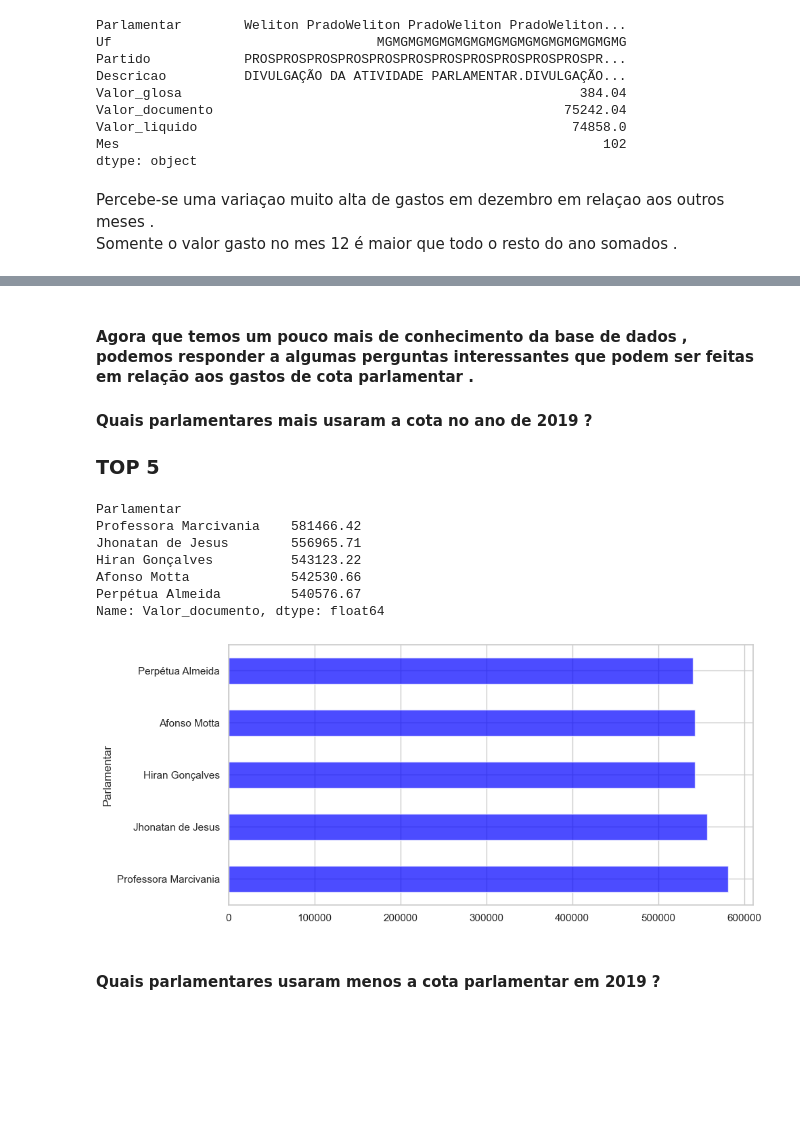
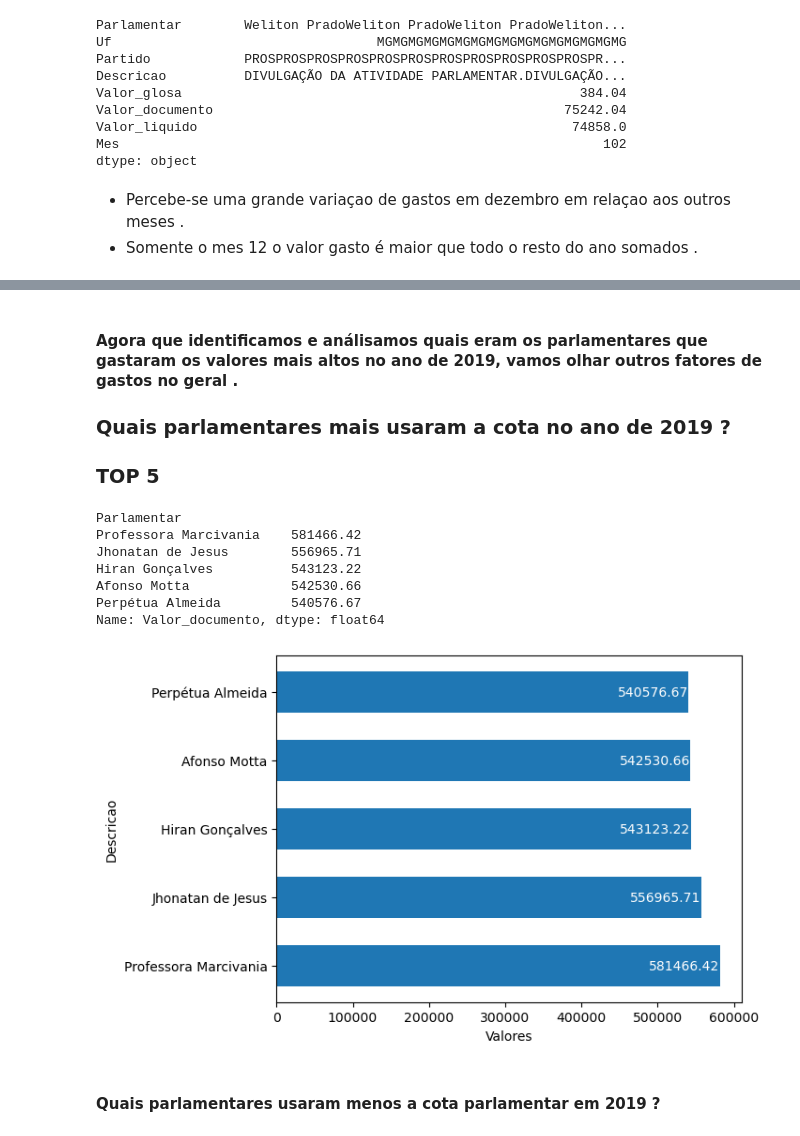
Before and after one commit to Joasjonson/Cota_parlamentar, a Jupyter notebook: Análise cotas.ipynb, the cells around one changed output, grey strips where cells are left out. Saved outputs shown, nothing was run; the diff lists cells and outputs as text; code cells hidden in the pictures; blank space fills up the shorter version.

```diff
--- a/Análise cotas.ipynb
+++ b/Análise cotas.ipynb
@@ -443,34 +514,42 @@ Valor_liquido                                                74858.0
 Mes                                                              102
 dtype: object
 # %% [markdown]
-Percebe-se uma variaçao muito alta de gastos em dezembro em relaçao aos outros meses .<br>
-Somente o valor gasto no mes 12 é maior que todo o resto do ano somados .
+- Percebe-se uma grande variaçao de gastos em dezembro em relaçao aos outros meses .<br>
+- Somente o mes 12 o valor gasto é maior que todo o resto do ano somados .
 # %% [markdown]
 <img src='https://www.camara.leg.br/internet/deputado/bandep/pagina_do_deputado/160518.jpg'>
 
 Mandatos (na Câmara dos Deputados):
 Deputado(a) Federal - 2011-2015, MG, PT, Dt. Posse: 01/02/2011; Deputado(a) Federal - 2015-2019, MG, PT, Dt. Posse: 01/02/2015; Deputado(a) Federal - 2019-2023, MG, PROS, Dt. Posse: 01/02/2019; Deputado(a) Federal - 2023-2027, MG, PROS, Dt. Posse: 01/02/2023.
 # %% [markdown]
-#### Agora que temos um pouco mais de conhecimento da base de dados , podemos responder a algumas perguntas interessantes que podem ser feitas em relação aos gastos de cota parlamentar .
+#### Agora que identificamos e análisamos quais eram os parlamentares que gastaram os valores mais altos no ano de 2019, vamos olhar outros fatores de gastos no geral .
 
-#### Quais parlamentares mais usaram a cota no ano de 2019 ?
+### Quais parlamentares mais usaram a cota no ano de 2019 ?
 
 ### TOP 5
 # %%
 # Agrupando pelo nome do parlamentar e somando seus gastos
 maiores_gastos = df.groupby('Parlamentar')['Valor_documento'].sum().sort_values(ascending=False).head(5)
 print(maiores_gastos)
-maiores_gastos.head(5).plot(kind='barh', figsize=(10,5), color='blue', alpha=0.7)
+
+fig, ax = plt.subplots()
+ax.barh(maiores_gastos.index, maiores_gastos.values, height=0.6)
+ax.set_xlabel('Valores')
+ax.set_ylabel('Descricao')
+
+# Inserindo os valores nas barras
+for i, v in enumerate(maiores_gastos.values):
+    ax.annotate(str(v), xy=(v, i), va='center', ha='right', color='white')
 plt.show()
 # %% [output]
 Parlamentar
 Professora Marcivania    581466.42
 Jhonatan de Jesus        556965.71
 Hiran Gonçalves          543123.22
 Afonso Motta             542530.66
 Perpétua Almeida         540576.67
 Name: Valor_documento, dtype: float64
-[figure, old version]
+[figure, new version]
 # %% [markdown]
 #### Quais parlamentares usaram menos a cota parlamentar em 2019 ?
 # %%
```
Also changed, not shown: parts of 35 cells of this notebook.
